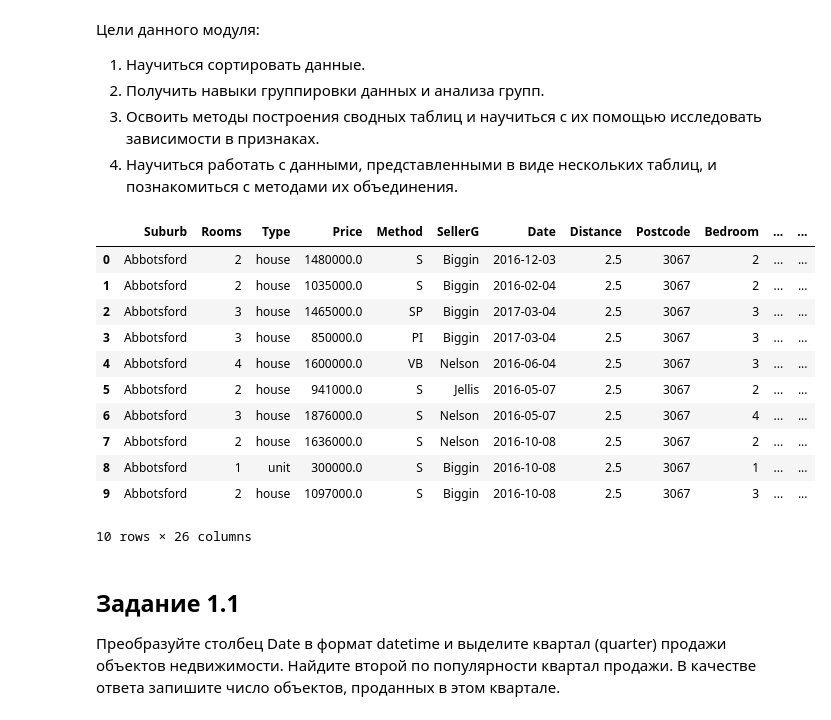
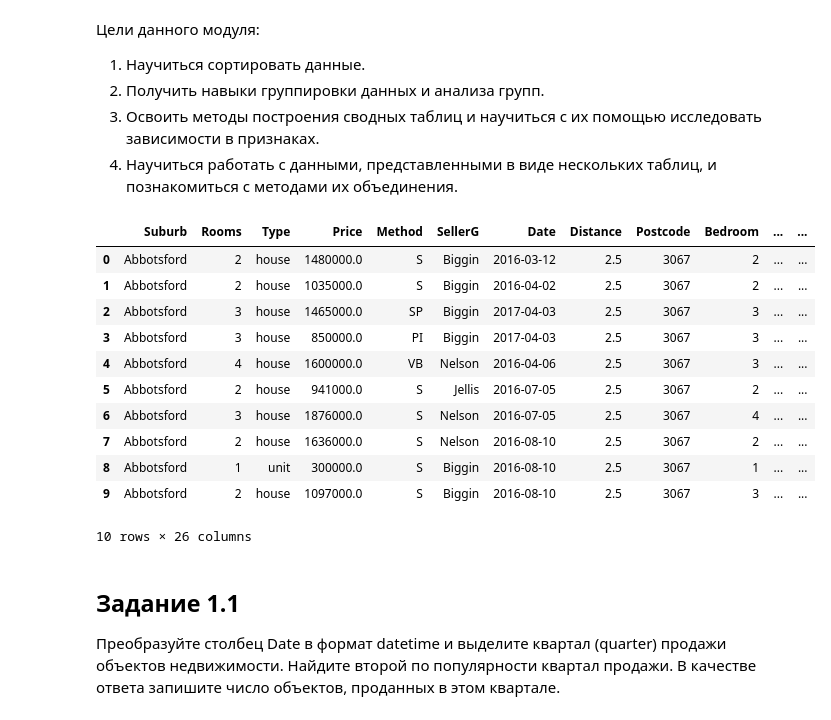
Before and after one commit to Djjjjjjd/skillFactory, a Jupyter notebook: skillFactory/PYTHON-12. Продвинутые методы работы с данными в Pandas/Введение.ipynb, the cells around one changed output. Saved outputs shown, nothing was run; the diff lists cells and outputs as text; code cells hidden in the pictures.

```diff
--- a/skillFactory/PYTHON-12. Продвинутые методы работы с данными в Pandas/Введение.ipynb
+++ b/skillFactory/PYTHON-12. Продвинутые методы работы с данными в Pandas/Введение.ipynb
@@ -8,20 +8,22 @@
 # %%
 import pandas as pd
 
 melb_data = pd.read_csv('data/melb_data_fe.csv')
 melb_df = melb_data.copy()
+
+display(melb_df.head(10))
 # %% [output]
 |  | Suburb | Rooms | Type | Price | Method | SellerG | Date | Distance | Postcode | Bedroom | ... | ... |
-| 0 | Abbotsford | 2 | house | 1480000.0 | S | Biggin | 2016-12-03 | 2.5 | 3067 | 2 | ... | ... |
-| 1 | Abbotsford | 2 | house | 1035000.0 | S | Biggin | 2016-02-04 | 2.5 | 3067 | 2 | ... | ... |
-| 2 | Abbotsford | 3 | house | 1465000.0 | SP | Biggin | 2017-03-04 | 2.5 | 3067 | 3 | ... | ... |
-| 3 | Abbotsford | 3 | house | 850000.0 | PI | Biggin | 2017-03-04 | 2.5 | 3067 | 3 | ... | ... |
-| 4 | Abbotsford | 4 | house | 1600000.0 | VB | Nelson | 2016-06-04 | 2.5 | 3067 | 3 | ... | ... |
-| 5 | Abbotsford | 2 | house | 941000.0 | S | Jellis | 2016-05-07 | 2.5 | 3067 | 2 | ... | ... |
-| 6 | Abbotsford | 3 | house | 1876000.0 | S | Nelson | 2016-05-07 | 2.5 | 3067 | 4 | ... | ... |
-| 7 | Abbotsford | 2 | house | 1636000.0 | S | Nelson | 2016-10-08 | 2.5 | 3067 | 2 | ... | ... |
-| 8 | Abbotsford | 1 | unit | 300000.0 | S | Biggin | 2016-10-08 | 2.5 | 3067 | 1 | ... | ... |
-| 9 | Abbotsford | 2 | house | 1097000.0 | S | Biggin | 2016-10-08 | 2.5 | 3067 | 3 | ... | ... |
+| 0 | Abbotsford | 2 | house | 1480000.0 | S | Biggin | 2016-03-12 | 2.5 | 3067 | 2 | ... | ... |
+| 1 | Abbotsford | 2 | house | 1035000.0 | S | Biggin | 2016-04-02 | 2.5 | 3067 | 2 | ... | ... |
+| 2 | Abbotsford | 3 | house | 1465000.0 | SP | Biggin | 2017-04-03 | 2.5 | 3067 | 3 | ... | ... |
+| 3 | Abbotsford | 3 | house | 850000.0 | PI | Biggin | 2017-04-03 | 2.5 | 3067 | 3 | ... | ... |
+| 4 | Abbotsford | 4 | house | 1600000.0 | VB | Nelson | 2016-04-06 | 2.5 | 3067 | 3 | ... | ... |
+| 5 | Abbotsford | 2 | house | 941000.0 | S | Jellis | 2016-07-05 | 2.5 | 3067 | 2 | ... | ... |
+| 6 | Abbotsford | 3 | house | 1876000.0 | S | Nelson | 2016-07-05 | 2.5 | 3067 | 4 | ... | ... |
+| 7 | Abbotsford | 2 | house | 1636000.0 | S | Nelson | 2016-08-10 | 2.5 | 3067 | 2 | ... | ... |
+| 8 | Abbotsford | 1 | unit | 300000.0 | S | Biggin | 2016-08-10 | 2.5 | 3067 | 1 | ... | ... |
+| 9 | Abbotsford | 2 | house | 1097000.0 | S | Biggin | 2016-08-10 | 2.5 | 3067 | 3 | ... | ... |
 10 rows × 26 columns
 # %% [markdown]
 ## Задание 1.1
```
Also changed, not shown: parts of 15 cells of this notebook, 2 other files.
